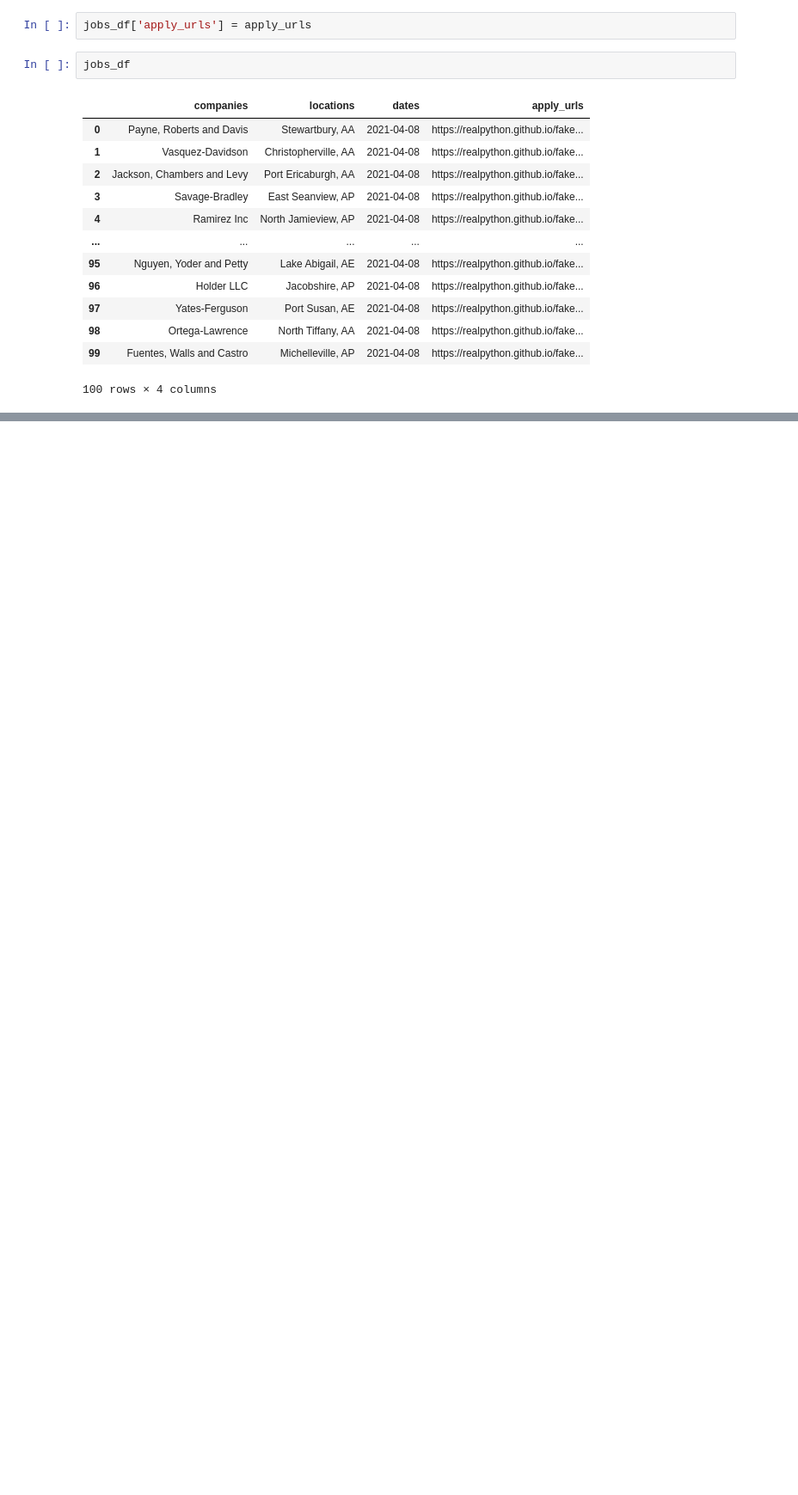
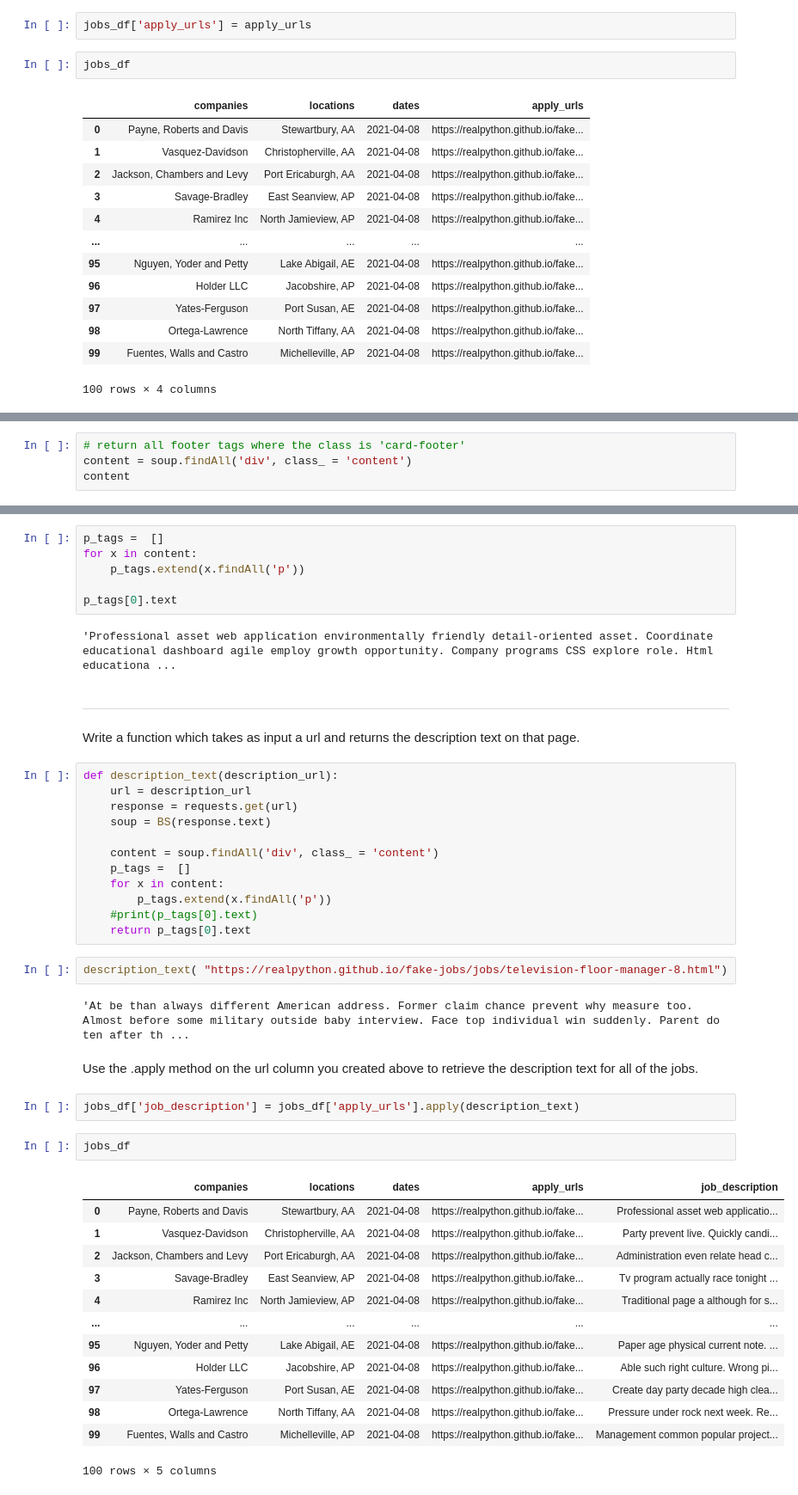
Before and after one commit to NSS-Data-Analytics-Cohort-10/webscraping-Isaac110820, a Jupyter notebook: Webscraping 1.ipynb, the cells around one changed output, grey strips where cells are left out. Shown at 86% size. Cells and saved outputs as stored; diff of their text form; blank space fills up the shorter version.

```diff
--- a/Webscraping 1.ipynb
+++ b/Webscraping 1.ipynb
@@ -337,0 +346,4 @@ jobs_df
+# %%
+# return all footer tags where the class is 'card-footer'
+content = soup.findAll('div', class_ = 'content')
+content
@@ -337,0 +356,48 @@ jobs_df
+# %%
+p_tags =  []
+for x in content:
+    p_tags.extend(x.findAll('p'))
+
+p_tags[0].text
+# %% [output]
+'Professional asset web application environmentally friendly detail-oriented asset. Coordinate educational dashboard agile employ growth opportunity. Company programs CSS explore role. Html educationa ...
+# %% [markdown]
+---
+
+Write a function which takes as input a url and returns the description text on that page.
+# %%
+def description_text(description_url):
+    url = description_url
+    response = requests.get(url)
+    soup = BS(response.text)
+
+    content = soup.findAll('div', class_ = 'content')
+    p_tags =  []
+    for x in content:
+        p_tags.extend(x.findAll('p'))
+    #print(p_tags[0].text)
+    return p_tags[0].text
+# %%
+description_text( "https://realpython.github.io/fake-jobs/jobs/television-floor-manager-8.html")
+# %% [output]
+'At be than always different American address. Former claim chance prevent why measure too. Almost before some military outside baby interview. Face top individual win suddenly. Parent do ten after th ...
+# %% [markdown]
+Use the .apply method on the url column you created above to retrieve the description text for all of the jobs.
+# %%
+jobs_df['job_description'] = jobs_df['apply_urls'].apply(description_text)
+# %%
+jobs_df
+# %% [output]
+|  | companies | locations | dates | apply_urls | job_description |
+| 0 | Payne, Roberts and Davis | Stewartbury, AA | 2021-04-08 | https://realpython.github.io/fake... | Professional asset web applicatio... |
+| 1 | Vasquez-Davidson | Christopherville, AA | 2021-04-08 | https://realpython.github.io/fake... | Party prevent live. Quickly candi... |
+| 2 | Jackson, Chambers and Levy | Port Ericaburgh, AA | 2021-04-08 | https://realpython.github.io/fake... | Administration even relate head c... |
+| 3 | Savage-Bradley | East Seanview, AP | 2021-04-08 | https://realpython.github.io/fake... | Tv program actually race tonight ... |
+| 4 | Ramirez Inc | North Jamieview, AP | 2021-04-08 | https://realpython.github.io/fake... | Traditional page a although for s... |
+| ... | ... | ... | ... | ... | ... |
+| 95 | Nguyen, Yoder and Petty | Lake Abigail, AE | 2021-04-08 | https://realpython.github.io/fake... | Paper age physical current note. ... |
+| 96 | Holder LLC | Jacobshire, AP | 2021-04-08 | https://realpython.github.io/fake... | Able such right culture. Wrong pi... |
+| 97 | Yates-Ferguson | Port Susan, AE | 2021-04-08 | https://realpython.github.io/fake... | Create day party decade high clea... |
+| 98 | Ortega-Lawrence | North Tiffany, AA | 2021-04-08 | https://realpython.github.io/fake... | Pressure under rock next week. Re... |
+| 99 | Fuentes, Walls and Castro | Michelleville, AP | 2021-04-08 | https://realpython.github.io/fake... | Management common popular project... |
+100 rows × 5 columns
```
Also changed, not shown: parts of 4 cells of this notebook.
